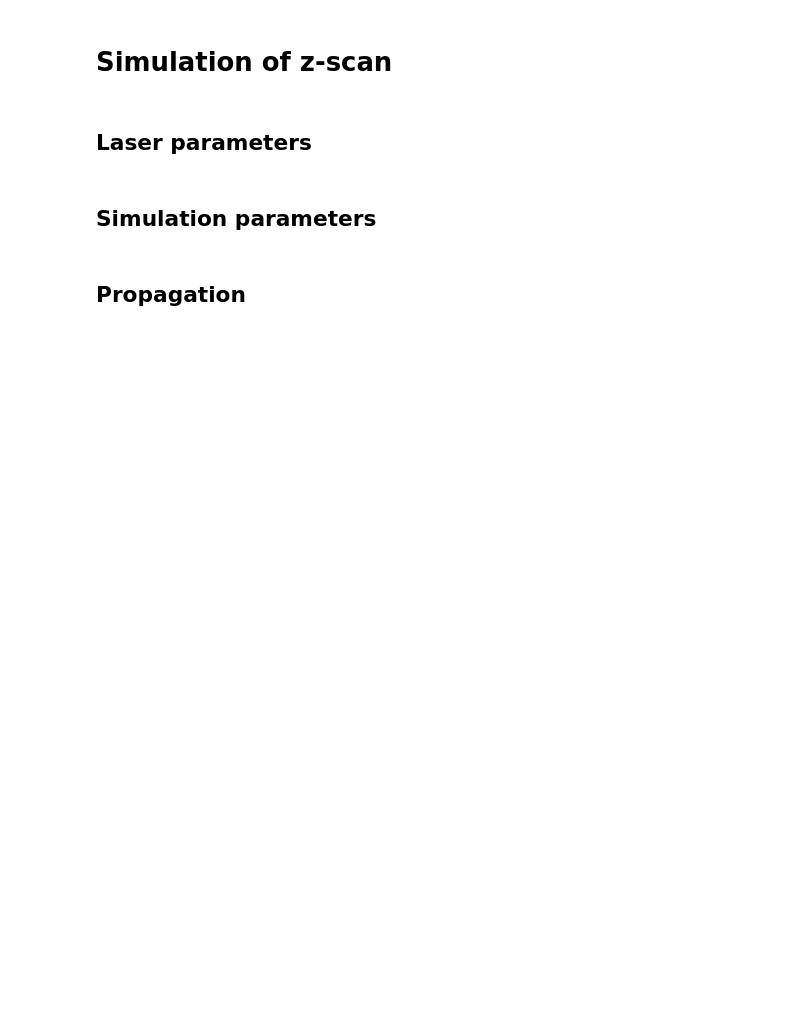
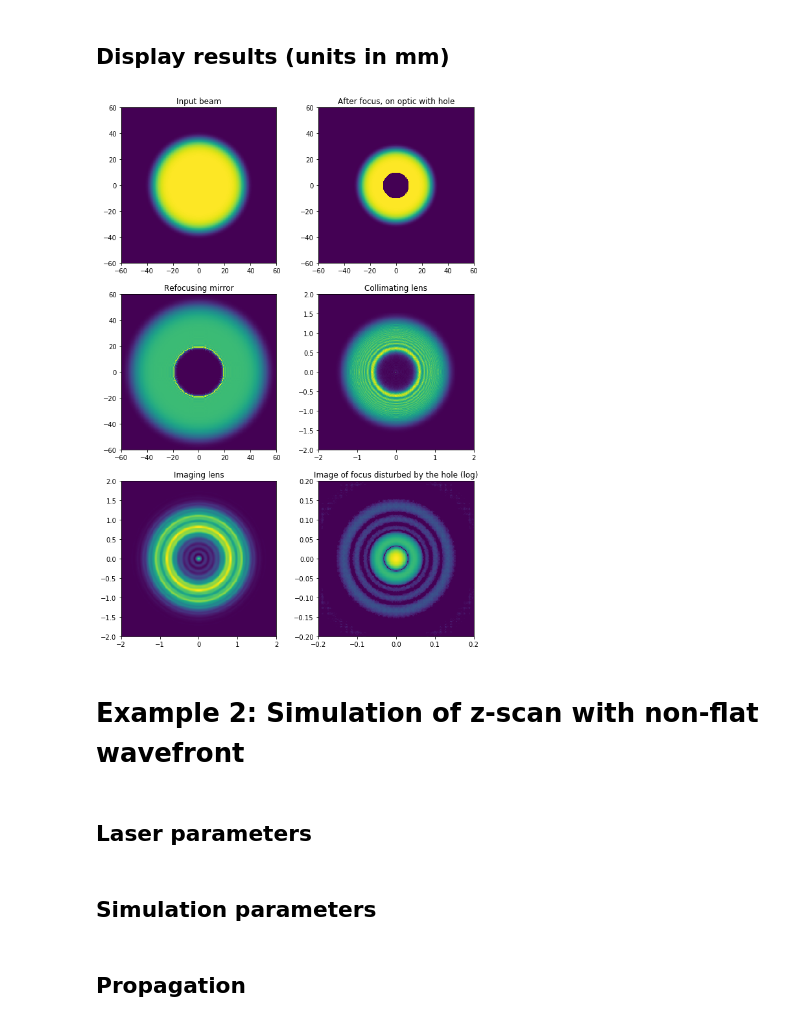
Before and after one commit to VincentLeroux/Laser, a Jupyter notebook: fresnel_propag_example.ipynb, the cells around one changed output. Saved outputs shown, nothing was run; the diff lists cells and outputs as text; code cells hidden in the pictures; blank space fills up the shorter version.

Commit message:
Add example to fresnel_propag and transfer useful functions from zernike to misc

```diff
--- a/fresnel_propag_example.ipynb
+++ b/fresnel_propag_example.ipynb
@@ -6,0 +11,17 @@ import zernike as zern
+# %%
+lam = 8e-7 # Wavelength (in m)
+k = 2*np.pi/lam # Wave vector
+fwhm = 0.07 # Input full-width at half-maximum
+
+# Focusing elements (lengths in m)
+f1 = 2.034 # Off-axis parabola
+f2 = 0.825 # Spherical mirror
+f3 = 30e-3 # Collimating lens
+f4 = 0.1 # Imaging lens
+
+# Propagation distances
+z1 = f1 + 1.6
+z2 = 1.33
+z3 = 1.148337292 + f3
+z4 = 0.2
+z5 = f4
@@ -7,5 +95,61 @@ import zernike as zern
+# %% [markdown]
+## Display results (units in mm)
+# %%
+fig, ax = plt.subplots(3,2,figsize = (10,15))
+ax[0,0].pcolormesh(x1*1e3,x1*1e3,np.abs(u1)**2)
+ax[0,0].set_aspect('equal')
+ax[0,0].set_title('Input beam')
+ax[0,0].set_xlim(-60,60)
+ax[0,0].set_ylim(-60,60)
+
+ax[0,1].pcolormesh(x2*1e3,x2*1e3,np.abs(u2)**2)
+ax[0,1].set_aspect('equal')
+if with_hole:
+    strtitle = 'with hole'
+else:
+    strtitle = 'without hole'
+ax[0,1].set_title('After focus, on optic ' + strtitle)
+ax[0,1].set_xlim(-60,60)
+ax[0,1].set_ylim(-60,60)
+
+ax[1,0].pcolormesh(x3*1e3,x3*1e3,np.abs(u3)**2)
+ax[1,0].set_aspect('equal')
+ax[1,0].set_title('Refocusing mirror')
+ax[1,0].set_xlim(-60,60)
+ax[1,0].set_ylim(-60,60)
+
+ax[1,1].pcolormesh(x4*1e3,x4*1e3,np.abs(u4)**2)
+ax[1,1].set_aspect('equal')
+ax[1,1].set_title('Collimating lens')
+ax[1,1].set_xlim(-2,2)
+ax[1,1].set_ylim(-2,2)
+
+ax[2,0].pcolormesh(x5*1e3,x5*1e3,np.abs(u5)**2)
+ax[2,0].set_aspect('equal')
+ax[2,0].set_title('Imaging lens')
+ax[2,0].set_xlim(-2,2)
+ax[2,0].set_ylim(-2,2)
+
+"""
+Change this value to display in log scale
+"""
+log_scale = True
+
+i6 = np.abs(u6)**2 / np.max(np.abs(u6)**2)
+logtitle = ''
+if log_scale:
+    ax[2,1].pcolormesh(x6*1e3,x6*1e3,np.log10(i6), vmin=-4)
+    logtitle = ' (log)'
+else:
+    ax[2,1].pcolormesh(x6*1e3,x6*1e3,i6)
+ax[2,1].set_aspect('equal')
+ax[2,1].set_title('Image of focus disturbed by the hole' + logtitle)
+ax[2,1].set_xlim(-0.2,0.2)
+ax[2,1].set_ylim(-0.2,0.2);
+# %% [output]
+[figure, added]
 # %% [markdown]
-# Simulation of z-scan
+# Example 2: Simulation of z-scan with non-flat wavefront
 # %% [markdown]
 ## Laser parameters
 # %%
```
Also changed, not shown: parts of 8 cells of this notebook, 3 other files.
